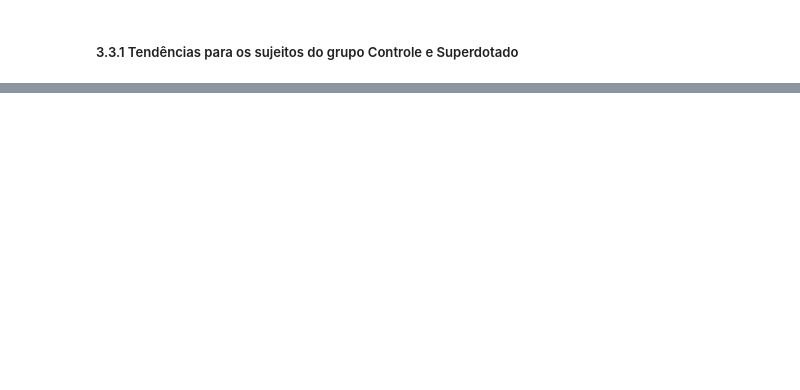
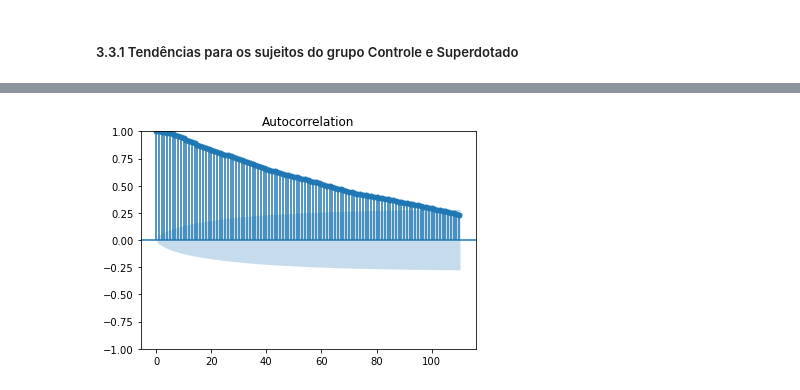
Before and after one commit to abner-lucas/EEG-Time-Series-Prediction, a Jupyter notebook: notebooks/visualization_outputs_eeg.ipynb, the cells around one changed output, grey strips where cells are left out. Saved outputs shown, nothing was run; the diff lists cells and outputs as text; code cells hidden in the pictures; blank space fills up the shorter version.

```diff
--- a/notebooks/visualization_outputs_eeg.ipynb
+++ b/notebooks/visualization_outputs_eeg.ipynb
@@ -282,0 +297,5 @@ IndexError: list index out of range
+# %%
+from statsmodels.graphics.tsaplots import plot_acf
+plot_acf(C_data_mean, lags=110);
+# %% [output]
+[figure, added]
```
Also changed, not shown: parts of 10 cells of this notebook, 3 other files.
